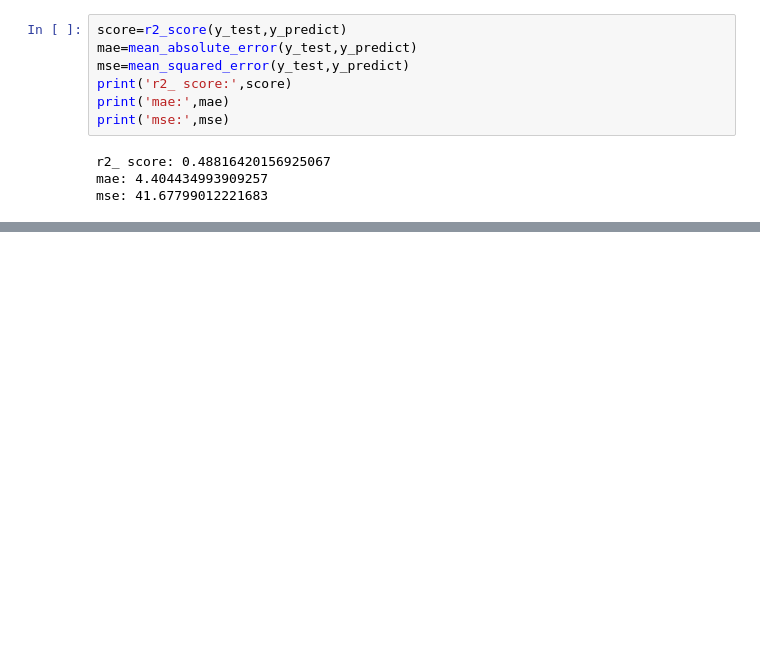
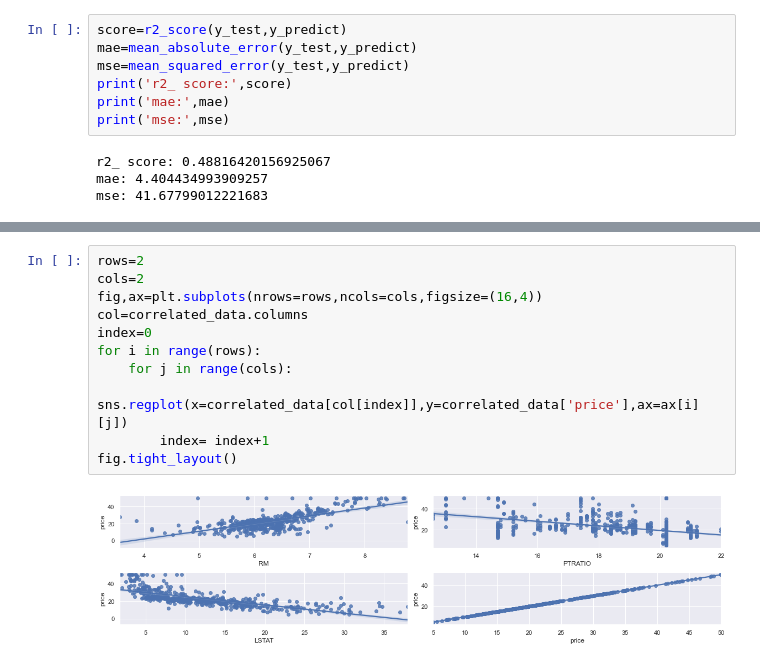
Before and after one commit to AbhishekSRM/boston_prediction, a Jupyter notebook: boston.ipynb, the cells around one changed output, grey strips where cells are left out. Cells and saved outputs as stored; diff of their text form; blank space fills up the shorter version.

```diff
--- a/boston.ipynb
+++ b/boston.ipynb
@@ -347,0 +354,13 @@ TypeError: 'list' object is not callable
+# %%
+rows=2
+cols=2
+fig,ax=plt.subplots(nrows=rows,ncols=cols,figsize=(16,4))
+col=correlated_data.columns
+index=0
+for i in range(rows):
+    for j in range(cols):
+        sns.regplot(x=correlated_data[col[index]],y=correlated_data['price'],ax=ax[i][j])
+        index= index+1
+fig.tight_layout()
+# %% [output]
+[figure, added]
```
Also changed, not shown: parts of 19 cells of this notebook.
